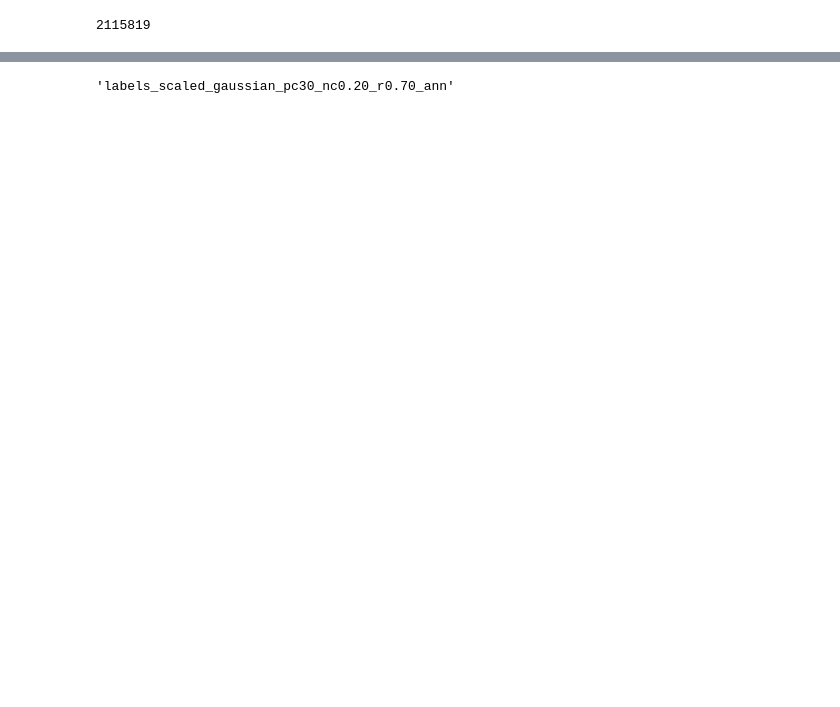
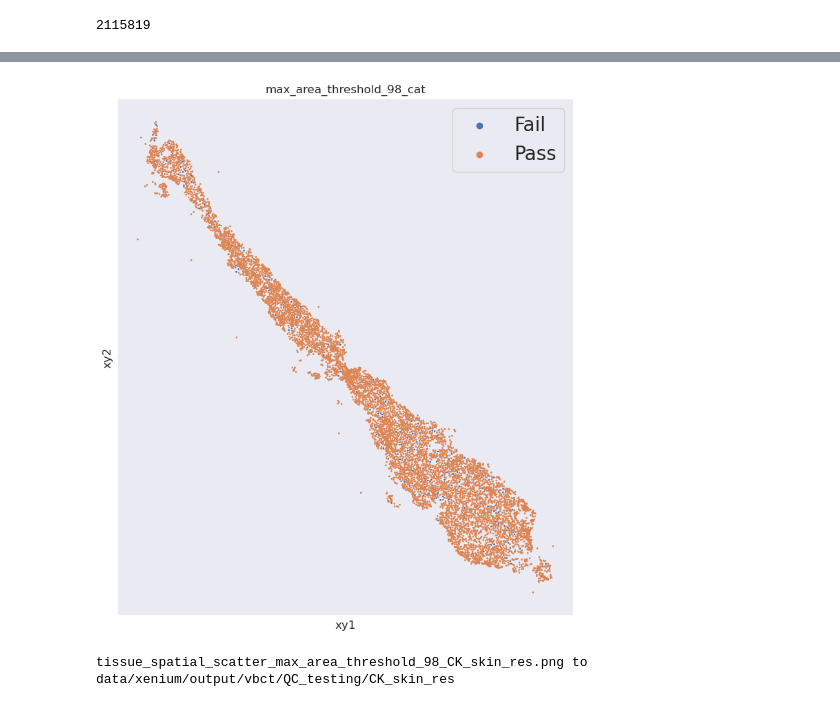
Before and after one commit to NJNataren/Banksy_py, a Jupyter notebook: 01_QC_xenium_spatial_clean_clustered.ipynb, the cells around one changed output, grey strips where cells are left out. Cells and saved outputs as stored; diff of their text form; code cells hidden in the pictures; blank space fills up the shorter version.

```diff
--- a/01_QC_xenium_spatial_clean_clustered.ipynb
+++ b/01_QC_xenium_spatial_clean_clustered.ipynb
@@ -716,4 +983,41 @@ neg_tx
+# %%
+# ------------------------- Top 2% cells by cell area ------------------------ #
+
+cell_area = adata.obs["cell_area"]
+
+area_quantile = np.quantile(cell_area, 0.98)
+
+area_quantile_mask = cell_area >= area_quantile
+
+adata.obs["max_area_threshold_98"] = area_quantile_mask
+
+# Create a category to colour plots
+adata.obs["max_area_threshold_98_cat"] = (
+    adata.obs["max_area_threshold_98"]
+    .map({True: "Fail", False: "Pass"})
+    .astype("category")
+)
 # %%
-cluster_ann_col
+# Plot the cell with negative controls on the tissue spatial plot
+with rc_context({"figure.figsize": (12, 8)}):
+    sq.pl.spatial_scatter(
+        adata,
+        library_id="dataset_name",
+        spatial_key="xy",
+        color="max_area_threshold_98_cat",
+        shape=None,
+        size=2,
+        img=False
+    )
+    plt.legend(fontsize=20)
+
+    plt.savefig(
+    os.path.join(qc_path, f"tissue_spatial_scatter_max_area_threshold_98_{dataset_name}.png"),
+    dpi=300,
+    bbox_inches='tight'
+    )
+plt.show()
+print(f"tissue_spatial_scatter_max_area_threshold_98_{dataset_name}.png to {qc_path}")
 # %% [output]
+[figure, added]
-'labels_scaled_gaussian_pc30_nc0.20_r0.70_ann'
+tissue_spatial_scatter_max_area_threshold_98_CK_skin_res.png to data/xenium/output/vbct/QC_testing/CK_skin_res
```
Also changed, not shown: parts of 46 cells of this notebook, 2 other files.
